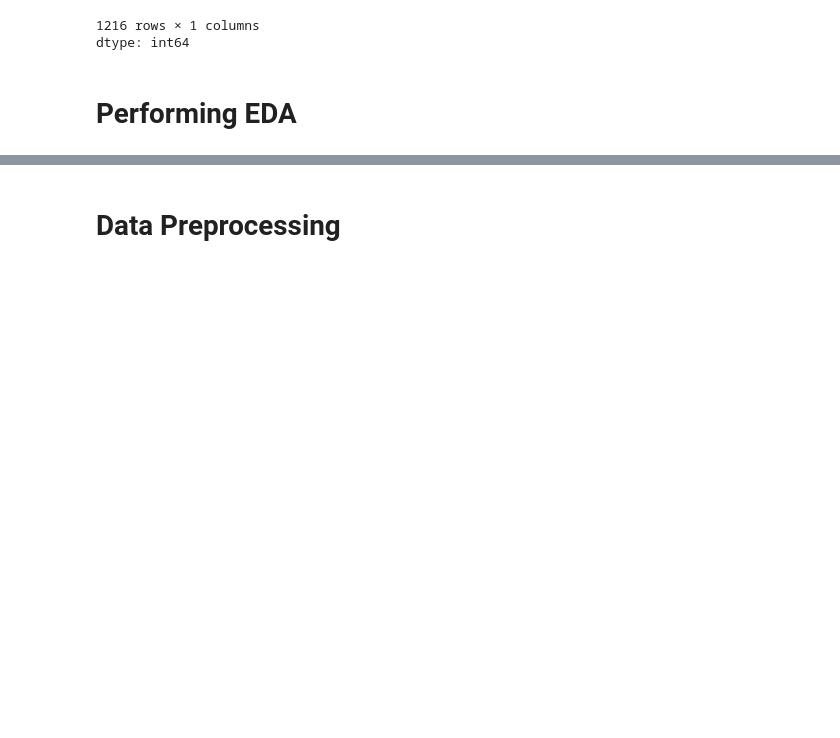
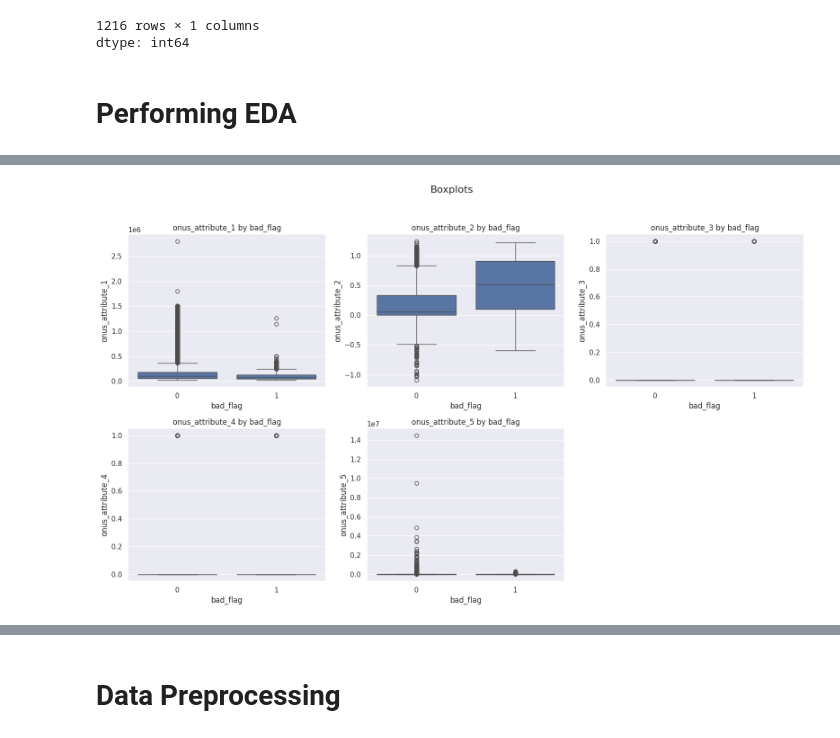
Before and after one commit to Saumi18/Credit-Risk-Modeling, a Jupyter notebook: Credit_Score_Behaviour.ipynb, the cells around one changed output, grey strips where cells are left out. Saved outputs shown, nothing was run; the diff lists cells and outputs as text; code cells hidden in the pictures; blank space fills up the shorter version.

```diff
--- a/Credit_Score_Behaviour.ipynb
+++ b/Credit_Score_Behaviour.ipynb
@@ -65,0 +86,15 @@ Passing `palette` without assigning `hue` is deprecated and will be removed in v
+# %%
+#Boxplots to detect outliers by target variable
+plt.figure(figsize=(16, 10))
+
+#Boxplots are generated for amount columns based on target
+for i, col in enumerate(amt_cols[:5], 1):
+    plt.subplot(2, 3, i)
+    sns.boxplot(data=data, x='bad_flag', y=col)
+    plt.title(f'{col} by bad_flag')
+
+plt.suptitle('Boxplots', fontsize=16)
+plt.tight_layout(rect=[0, 0.03, 1, 0.95])
+plt.show()
+# %% [output]
+[figure, added]
```
Also changed, not shown: parts of 17 cells of this notebook.
